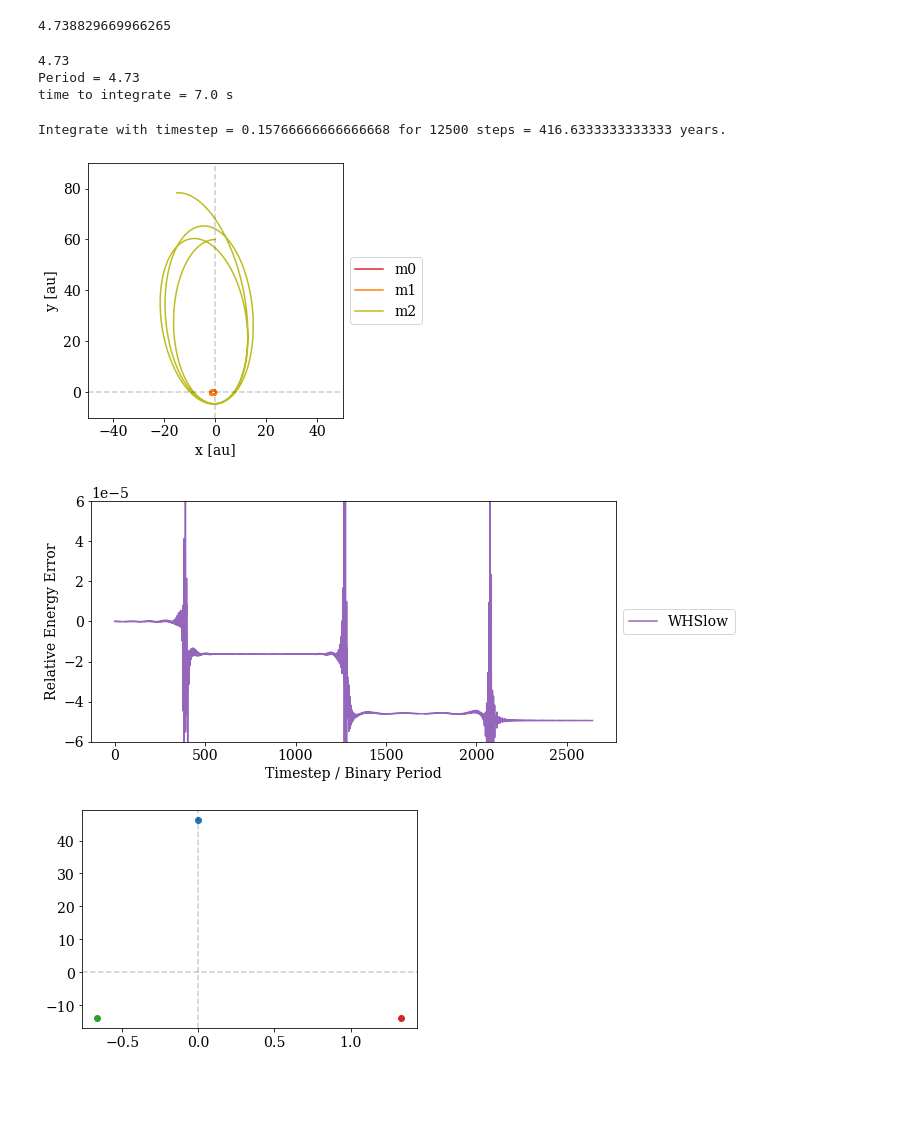
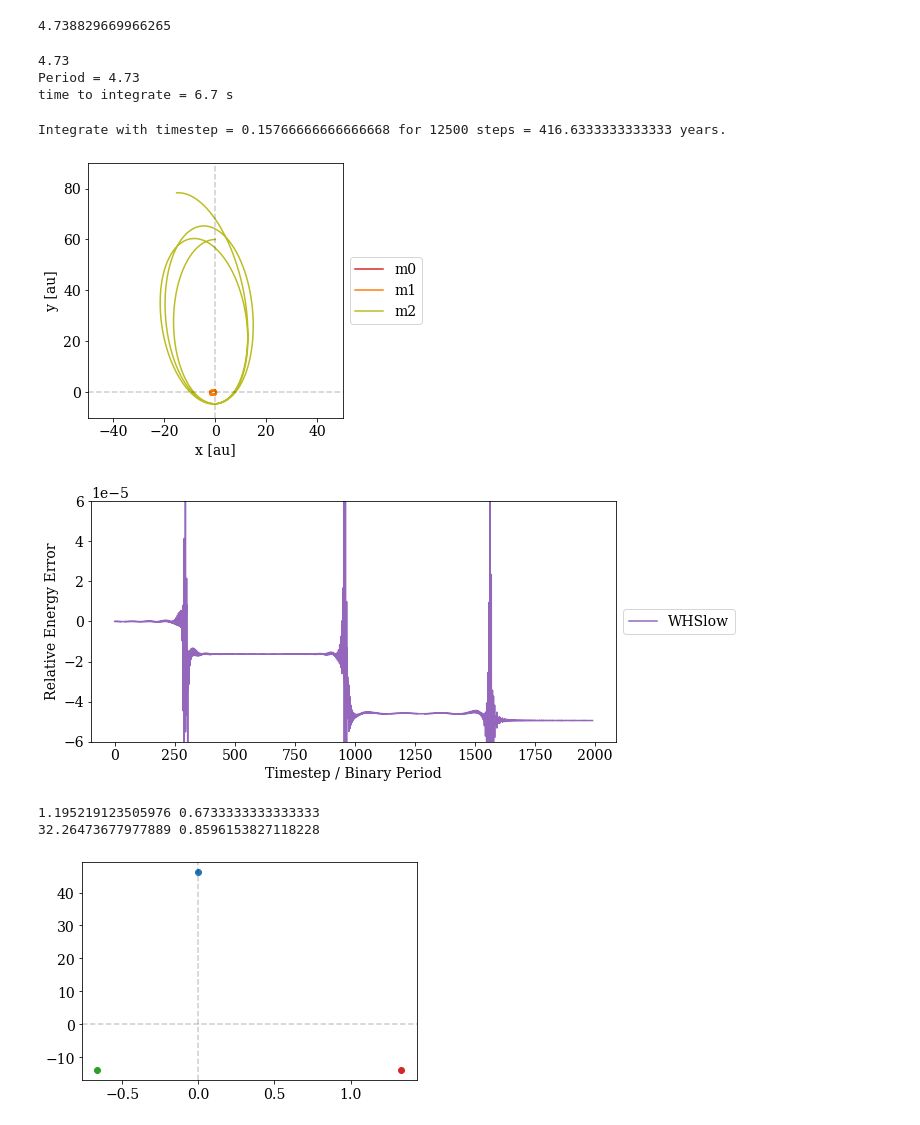
Before and after one commit to michaelkmpoon/eccentricWH, a Jupyter notebook: 09_vanillaWH_MikkolaPaper.ipynb, the cells around one changed output. Cells and saved outputs as stored; diff of their text form; code cells hidden in the pictures; blank space fills up the shorter version.

```diff
--- a/09_vanillaWH_MikkolaPaper.ipynb
+++ b/09_vanillaWH_MikkolaPaper.ipynb
@@ -55,16 +58,14 @@ start = time.time()
 for i in range(N_steps):
 
     # drift
-    sim_jacobi = vanillaWH.drift(sim_jacobi, sim, object_num = 1, h=timestep/2)
-    sim_jacobi = vanillaWH.drift(sim_jacobi, sim, object_num = 2, h=timestep/2)
+    sim_jacobi = vanillaWH.drift(sim_jacobi, sim, h=timestep/2)
     sim = integrator_tools.jacobi_to_inertial(sim_jacobi, masses)
 
     # kick
     sim_jacobi = vanillaWH.kick(sim_jacobi, sim, h=timestep)
 
     # drift
-    sim_jacobi = vanillaWH.drift(sim_jacobi, sim, object_num = 1, h=timestep/2)
-    sim_jacobi = vanillaWH.drift(sim_jacobi, sim, object_num = 2, h=timestep/2)
+    sim_jacobi = vanillaWH.drift(sim_jacobi, sim, h=timestep/2)
     sim = integrator_tools.jacobi_to_inertial(sim_jacobi, masses)
 
     E = integrator_tools.energy_fn(sim)
@@ -80,42 +81,42 @@ print('time to integrate =', np.round(end - start, 1), 's')
 # %% [output]
 4.73
 Period = 4.73
-time to integrate = 7.0 s
+time to integrate = 6.7 s
 # %%
-years = timestep * np.arange(N_steps) / P_1195
+orbital_periods = np.arange(N_steps) / (2*np.pi)
 print('Integrate with timestep =', timestep, 'for', N_steps, 'steps =', years[-1], 'years.')
 
 plt.figure(figsize=(10,4.5))
 plt.plot(orbit_soln[0,0], orbit_soln[0,1], label='m0', c='tab:red')
 plt.plot(orbit_soln[1,0], orbit_soln[1,1], label='m1', c='tab:orange')
 plt.plot(orbit_soln[2,0], orbit_soln[2,1], label='m2', c='tab:olive')
 
 plt.axhline(0, ls='--', alpha=0.2, c='black')
 plt.axvline(0, ls='--', alpha=0.2, c='black')
 plt.axis('scaled')
 plt.xlim(-50,50)
 plt.ylim(-10,90)
 plt.xlabel('x [au]')
 plt.ylabel('y [au]')
 plt.legend(loc='center left', bbox_to_anchor=(1, 0.5))
 plt.tight_layout()
 #plt.savefig('SS.jpg', dpi=300)
 plt.show()
 
 plt.figure(figsize=(10,4.5))
-plt.plot(np.arange(N_steps)/P_1195, energy_error, label='WHSlow', c='tab:purple')
+plt.plot(orbital_periods, energy_error, label='WHSlow', c='tab:purple')
 #plt.yscale('log')
 plt.ylim(-6e-5, 6e-5)
 plt.xlabel('Timestep / Binary Period')
 plt.ylabel('Relative Energy Error')
 plt.legend(loc='center left', bbox_to_anchor=(1, 0.5))
 plt.tight_layout()
 #plt.savefig('SS_energy_error.jpg', dpi=300)
 plt.show()
 # %% [output]
 Integrate with timestep = 0.15766666666666668 for 12500 steps = 416.6333333333333 years.
 [figure]
-[figure, old version]
+[figure, new version]
 # %%
 # particle array as [x, y, z, vx, vy, vz, m]
 p0 = np.array([0., 0., 0., 0., 0., 0., 1.])
@@ -134,6 +135,12 @@ test_sim = rebound.Simulation()
 test_sim.add(x=sim[0,0], y=sim[0,1], z=sim[0,2], vx=sim[0,3], vy=sim[0,4], vz=sim[0,5], m=sim[0,6])
 test_sim.add(x=sim[1,0], y=sim[1,1], z=sim[1,2], vx=sim[1,3], vy=sim[1,4], vz=sim[1,5], m=sim[1,6])
 test_sim.add(x=sim[2,0], y=sim[2,1], z=sim[2,2], vx=sim[2,3], vy=sim[2,4], vz=sim[2,5], m=sim[2,6])
+
+print(test_sim.particles[1].a, test_sim.particles[1].e)
+print(test_sim.particles[2].a, test_sim.particles[2].e)
+# %% [output]
+1.195219123505976 0.6733333333333333
+32.26473677977889 0.8596153827118228
 # %%
 plt.scatter(test_sim.particles[0].x,test_sim.particles[0].y, c='tab:red')
 plt.scatter(test_sim.particles[1].x,test_sim.particles[1].y, c='tab:green')
```
Also changed, not shown: parts of 3 cells of this notebook, 13 other files.
